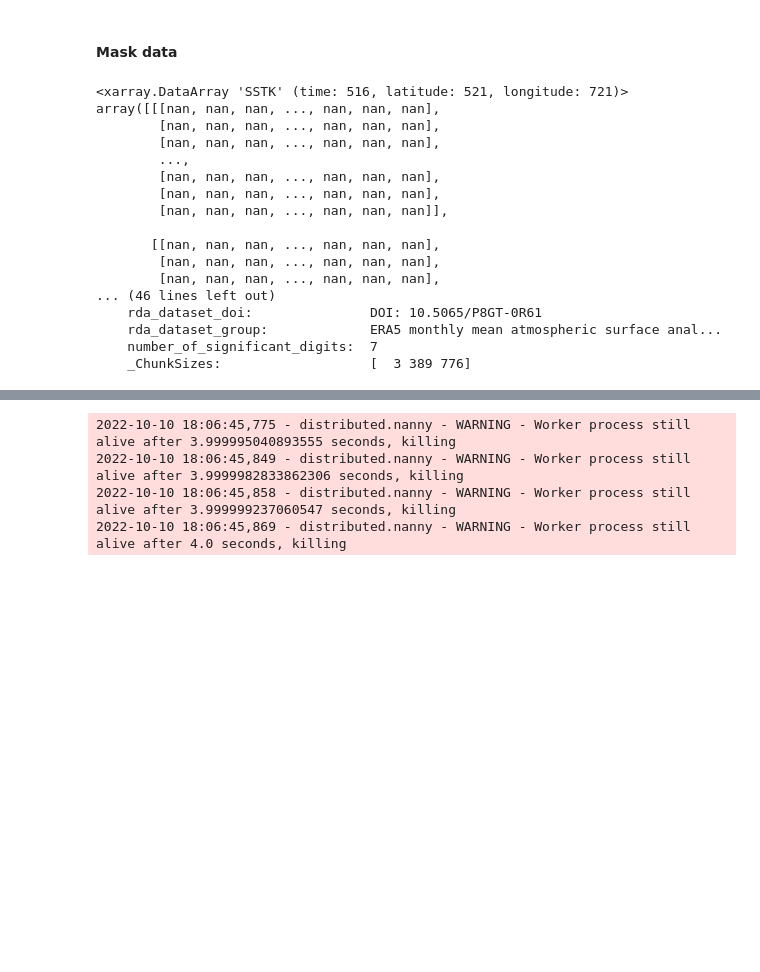
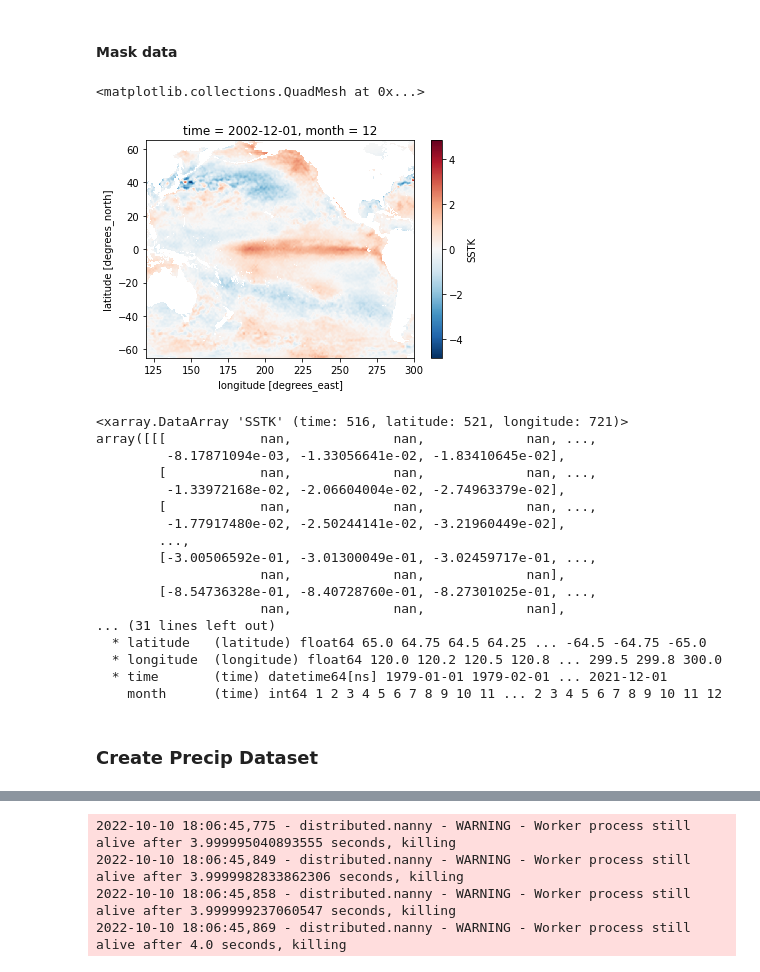
Before and after one commit to atmsillinois/time-series-and-eofs-EWolffWX, a Jupyter notebook: Homework4.ipynb, the cells around one changed output, grey strips where cells are left out. Saved outputs shown, nothing was run; the diff lists cells and outputs as text; code cells hidden in the pictures; blank space fills up the shorter version.

```diff
--- a/Homework4.ipynb
+++ b/Homework4.ipynb
@@ -123,24 +125,31 @@ mask = xr.open_dataset(mask_url).sel(latitude=slice(65, -65, 1),longitude=slice(
 mask_drop = mask.squeeze('time')
 mask_time = mask_drop.expand_dims(time=anom.time)
 # %%
-mask_SST = ds.SSTK.where(mask_time.LSM==1, np.nan)
+mask_SST = anom.where(mask_time.LSM==0., np.nan)
+# %%
+mask_SST.sel(time='2002-12-01', method='nearest').plot()
+# %% [output]
+<matplotlib.collections.QuadMesh at 0x...>
+[figure, added]
 # %%
 mask_SST
 # %% [output]
 <xarray.DataArray 'SSTK' (time: 516, latitude: 521, longitude: 721)>
-array([[[nan, nan, nan, ..., nan, nan, nan],
-        [nan, nan, nan, ..., nan, nan, nan],
-        [nan, nan, nan, ..., nan, nan, nan],
+array([[[            nan,             nan,             nan, ...,
+         -8.17871094e-03, -1.33056641e-02, -1.83410645e-02],
+        [            nan,             nan,             nan, ...,
+         -1.33972168e-02, -2.06604004e-02, -2.74963379e-02],
+        [            nan,             nan,             nan, ...,
+         -1.77917480e-02, -2.50244141e-02, -3.21960449e-02],
         ...,
-        [nan, nan, nan, ..., nan, nan, nan],
-        [nan, nan, nan, ..., nan, nan, nan],
-        [nan, nan, nan, ..., nan, nan, nan]],
-
-       [[nan, nan, nan, ..., nan, nan, nan],
-        [nan, nan, nan, ..., nan, nan, nan],
-        [nan, nan, nan, ..., nan, nan, nan],
-... (46 lines left out)
-    rda_dataset_doi:               DOI: 10.5065/P8GT-0R61
-    rda_dataset_group:             ERA5 monthly mean atmospheric surface anal...
-    number_of_significant_digits:  7
-    _ChunkSizes:                   [  3 389 776]
+        [-3.00506592e-01, -3.01300049e-01, -3.02459717e-01, ...,
+                     nan,             nan,             nan],
+        [-8.54736328e-01, -8.40728760e-01, -8.27301025e-01, ...,
+                     nan,             nan,             nan],
+... (31 lines left out)
+  * latitude   (latitude) float64 65.0 64.75 64.5 64.25 ... -64.5 -64.75 -65.0
+  * longitude  (longitude) float64 120.0 120.2 120.5 120.8 ... 299.5 299.8 300.0
+  * time       (time) datetime64[ns] 1979-01-01 1979-02-01 ... 2021-12-01
+    month      (time) int64 1 2 3 4 5 6 7 8 9 10 11 ... 2 3 4 5 6 7 8 9 10 11 12
+# %% [markdown]
+### Create Precip Dataset
```
Also changed, not shown: parts of 24 cells of this notebook.
